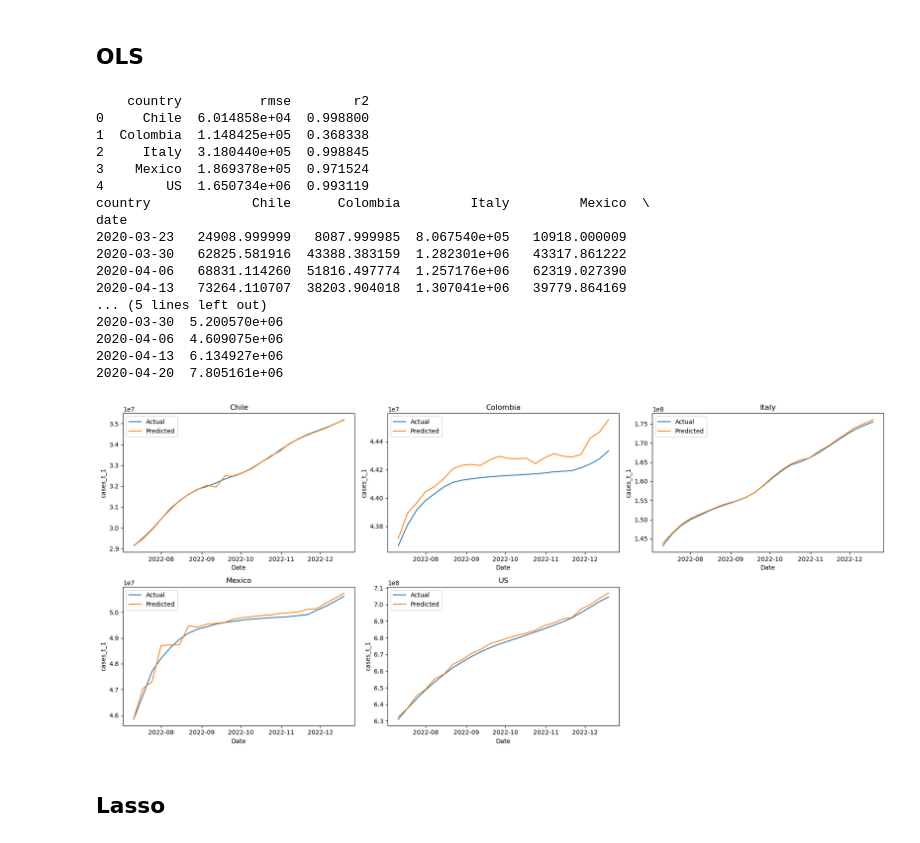
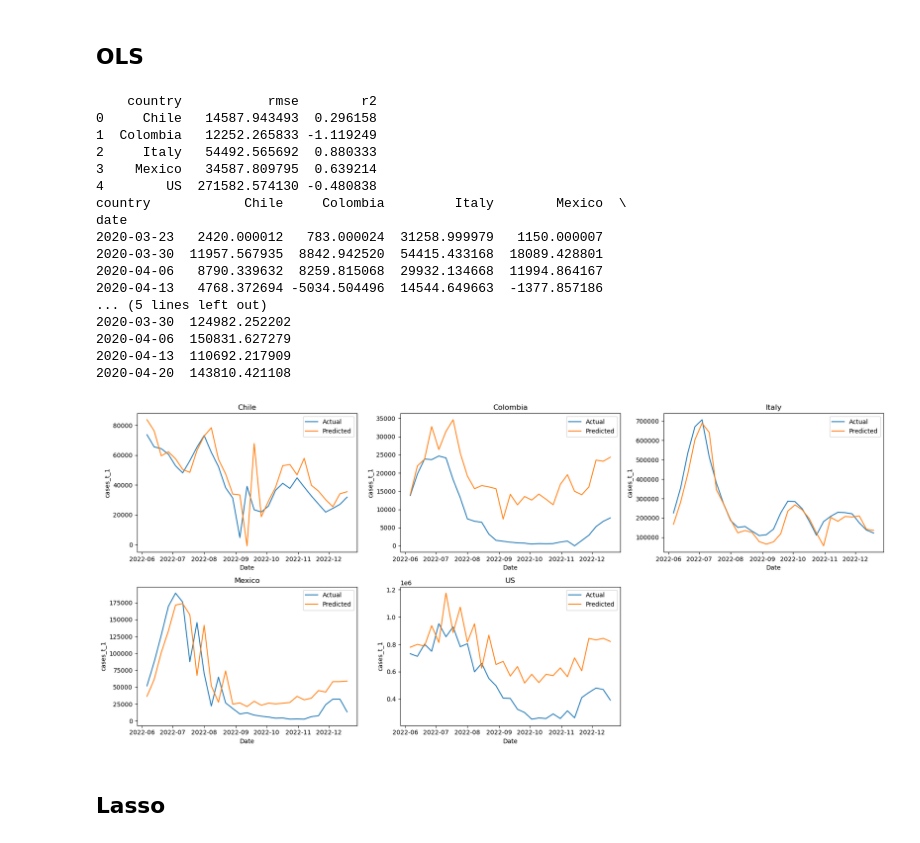
Before and after one commit to danielgvb/thesis, a Jupyter notebook: modelling/09.2_Multivariate_covid_clean.ipynb, the cells around one changed output. Drawn from its saved outputs; the diff is of its cells as text; code cells hidden in the pictures.

```diff
--- a/modelling/09.2_Multivariate_covid_clean.ipynb
+++ b/modelling/09.2_Multivariate_covid_clean.ipynb
@@ -28,3 +49,5 @@ array(['Chile', 'Colombia', 'Italy', 'Mexico', 'US'], dtype=object)
+# %%
+selected_features_covid.extend(['date', 'country'])
 # %% [markdown]
 # Wrangle
 # %%
@@ -35,11 +58,10 @@ Index(['date', 'country', 'new_cases', 'cases', 'co', 'no2', 'o3', 'pm10',
        'google_pharmacy', 'google_symptom', 'Mean_distance_avg_14day_movavg',
        'StringencyIndex_Average', 'pop_vaccinated'],
       dtype='object')
-# %%
-df.rename(columns={'Mean_distance_avg_14day_movavg':'14d_avg_dist',
-                    'StringencyIndex_Average':'StringencyIndex'}, inplace = True)
+# %%
+df = df[selected_features_covid]
 # %%
-df['cases_t_1'] = df.groupby('country')['cases'].shift(-1)
+df['cases_t_1'] = df.groupby('country')['new_cases'].shift(-1)
 # %%
 # ------------------------------------------------------------------
 # 1.  Sort once so groupby‑shift/rolling are correct
@@ -115,9 +137,10 @@ for country, df_c in df.groupby('country'):
     X = df_c.drop(columns=['cases_t_1', 'date'])
     X = X.select_dtypes(include='number')
 
-    # ---- 1.3  Time‑series split: last fold is hold‑out
-    outer_split = TimeSeriesSplit(n_splits=5)
-    train_idx, test_idx = list(outer_split.split(X))[-1]
+    # ---- 1.3  Chronological 80 / 20 split  ---------------------
+    split_pt = int(0.80 * len(df_c))          # oldest 80 % → train
+    train_idx = np.arange(split_pt)
+    test_idx  = np.arange(split_pt, len(df_c))
 
     X_train, X_test = X.iloc[train_idx], X.iloc[test_idx]
     y_train, y_test = y.iloc[train_idx], y.iloc[test_idx]
@@ -168,49 +191,49 @@ fitted_df = (
     pd.concat(fit_records)          # long
       .pivot(index='date', columns='country', values='fitted')  # wide
       .sort_index()
 )
 print(fitted_df.head())
 
 # -------------------------------------------------------------
 # 4.  Plot section (unchanged)
 # -------------------------------------------------------------
 import matplotlib.pyplot as plt
 fig, axes = plt.subplots(2, 3, figsize=(18, 8), sharex=False, sharey=False)
 axes = axes.flatten()
 
 for idx, payload in enumerate(plot_payload):
     ax = axes[idx]
     ax.plot(payload["date"], payload["y_true"], label="Actual")
     ax.plot(payload["date"], payload["y_pred"], label="Predicted")
     ax.set_title(payload["country"])
     ax.set_xlabel("Date")
     ax.set_ylabel("cases_t_1")
     ax.legend()
 
 for j in range(len(plot_payload), len(axes)):
     axes[j].axis("off")
 
 fig.tight_layout()
 plt.show()
 # %% [output]
-    country          rmse        r2
-0     Chile  6.014858e+04  0.998800
-1  Colombia  1.148425e+05  0.368338
-2     Italy  3.180440e+05  0.998845
-3    Mexico  1.869378e+05  0.971524
-4        US  1.650734e+06  0.993119
-country             Chile      Colombia         Italy         Mexico  \
+    country           rmse        r2
+0     Chile   14587.943493  0.296158
+1  Colombia   12252.265833 -1.119249
+2     Italy   54492.565692  0.880333
+3    Mexico   34587.809795  0.639214
+4        US  271582.574130 -0.480838
+country            Chile     Colombia         Italy        Mexico  \
 date
-2020-03-23   24908.999999   8087.999985  8.067540e+05   10918.000009
-2020-03-30   62825.581916  43388.383159  1.282301e+06   43317.861222
-2020-04-06   68831.114260  51816.497774  1.257176e+06   62319.027390
-2020-04-13   73264.110707  38203.904018  1.307041e+06   39779.864169
+2020-03-23   2420.000012   783.000024  31258.999979   1150.000007
+2020-03-30  11957.567935  8842.942520  54415.433168  18089.428801
+2020-04-06   8790.339632  8259.815068  29932.134668  11994.864167
+2020-04-13   4768.372694 -5034.504496  14544.649663  -1377.857186
 ... (5 lines left out)
-2020-03-30  5.200570e+06
-2020-04-06  4.609075e+06
-2020-04-13  6.134927e+06
-2020-04-20  7.805161e+06
+2020-03-30  124982.252202
+2020-04-06  150831.627279
+2020-04-13  110692.217909
+2020-04-20  143810.421108
-[figure, old version]
+[figure, new version]
 # %%
 fitted_df.to_csv('../results/OLS_covid.csv', index = True)
 # %% [markdown]
```
Also changed, not shown: parts of 9 cells of this notebook, 11 other files.
